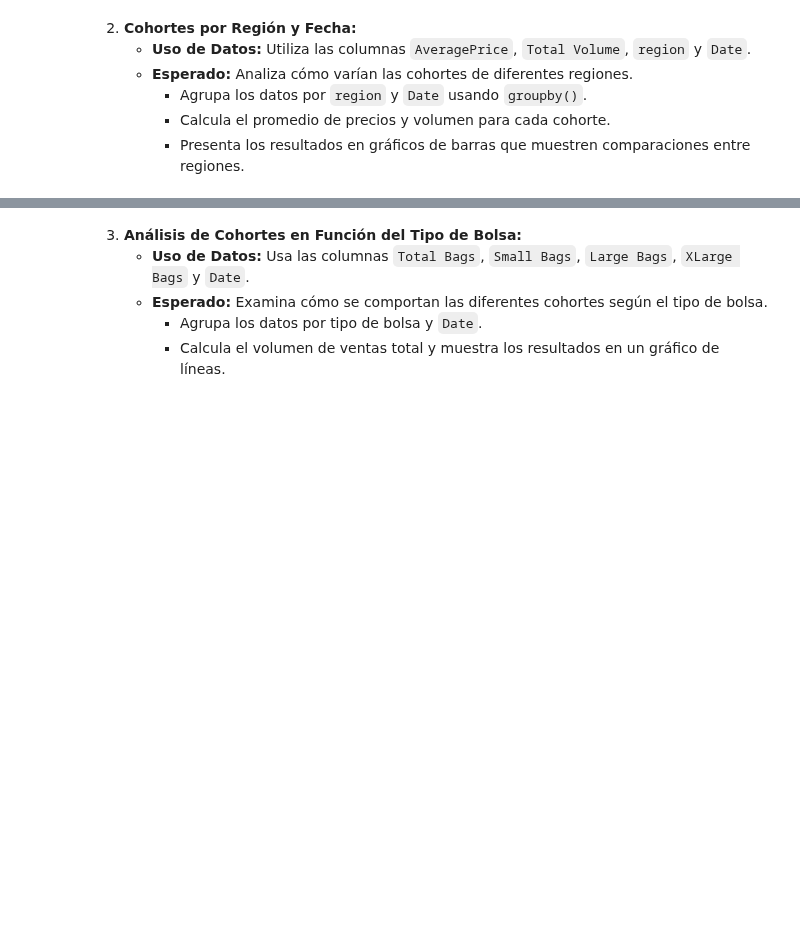
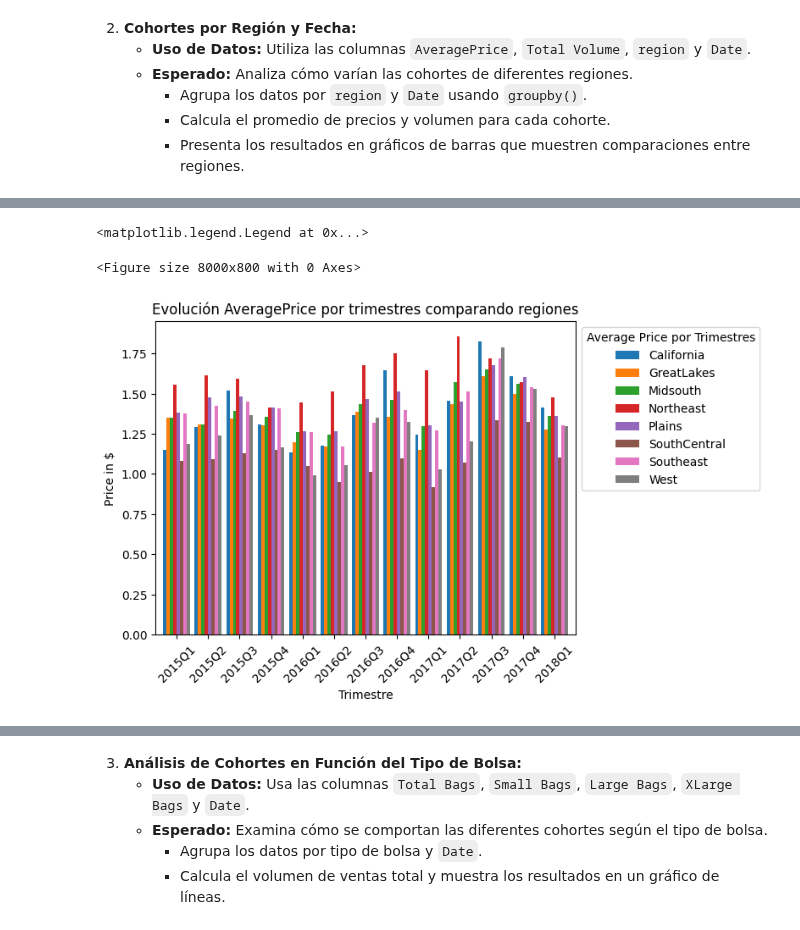
Before and after one commit to albagd77/MAGic-Avocado-TP1, a Jupyter notebook: 04_analisis_cohortes.ipynb, the cells around one changed output, grey strips where cells are left out. Cells and saved outputs as stored; diff of their text form; code cells hidden in the pictures; blank space fills up the shorter version.

```diff
--- a/04_analisis_cohortes.ipynb
+++ b/04_analisis_cohortes.ipynb
@@ -15,3 +113,13 @@
      - Agrupa los datos por `region` y `Date` usando `groupby()`.
      - Calcula el promedio de precios y volumen para cada cohorte.
      - Presenta los resultados en gráficos de barras que muestren comparaciones entre regiones.
+# %%
+# Agregar una columna para el año_trimestre
+greater_regions2=greater_regions.copy()
+greater_regions2['quarter'] = greater_regions['Date'].dt.to_period('Q')
+
+
+cohorte_reg_fecha_AP= greater_regions2.groupby(['quarter', 'region'])['AveragePrice'].mean().unstack()
+
+# Mostrar el DataFrame resultante
+cohorte_reg_fecha_AP.head()
@@ -17,0 +150,12 @@
+# %%
+plt.figure(figsize=(80,8))
+cohorte_reg_fecha_AP.plot(kind="bar", width=0.85)
+plt.xticks(rotation=45)
+plt.title("Evolución AveragePrice por trimestres comparando regiones")
+plt.xlabel("Trimestre")
+plt.ylabel("Price in $")
+plt.legend(title='Average Price por Trimestres', loc='upper left', bbox_to_anchor=(1, 1))
+# %% [output]
+<matplotlib.legend.Legend at 0x...>
+<Figure size 8000x800 with 0 Axes>
+[figure, added]
```
Also changed, not shown: parts of 13 cells of this notebook.
